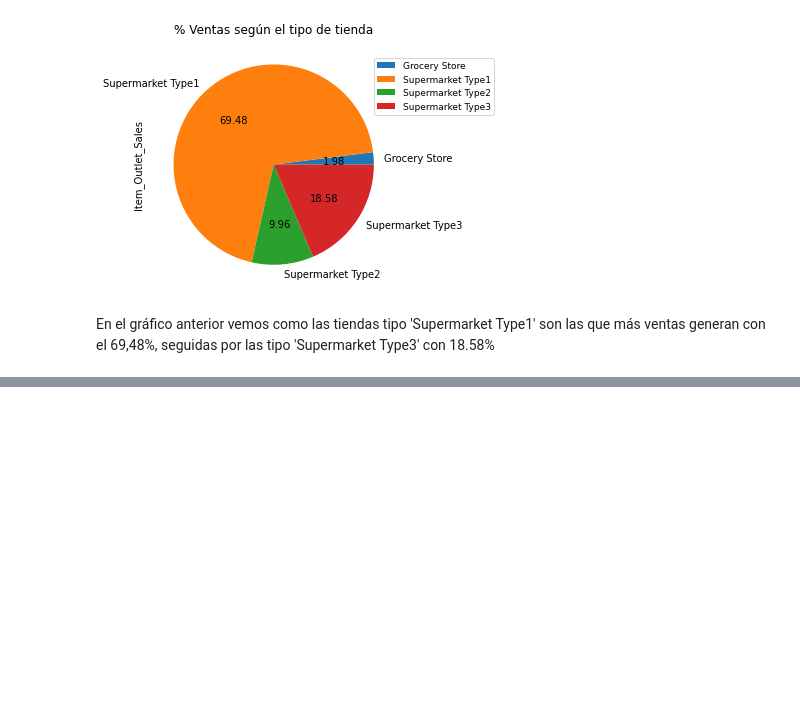
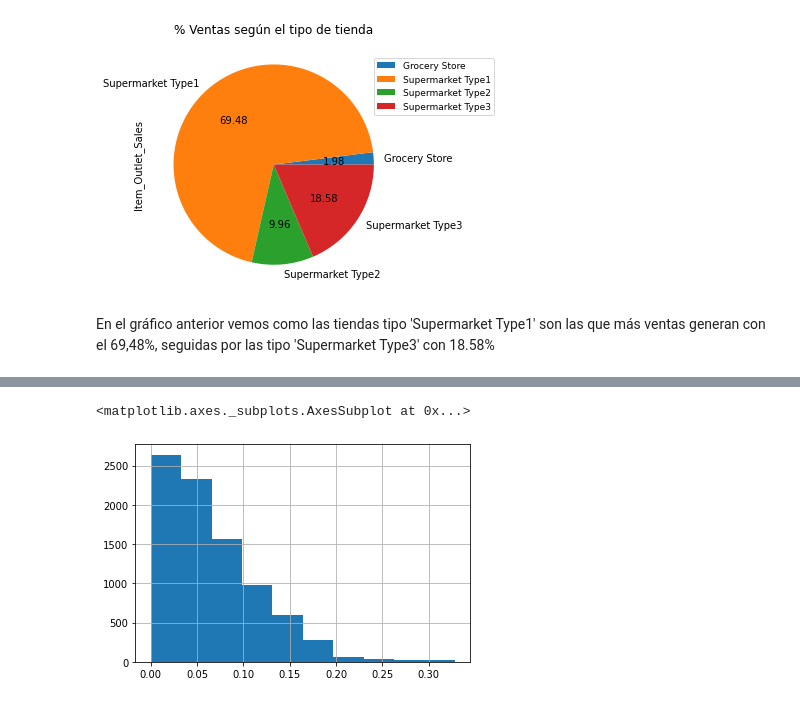
Before and after one commit to ejliendov/sales-prediccions, a Jupyter notebook: sales_predictions.ipynb, the cells around one changed output, grey strips where cells are left out. Saved outputs shown, nothing was run; the diff lists cells and outputs as text; code cells hidden in the pictures; blank space fills up the shorter version.

```diff
--- a/sales_predictions.ipynb
+++ b/sales_predictions.ipynb
@@ -219,0 +251,5 @@ En el gráfico anterior vemos como las tiendas tipo 'Supermarket Type1' son las
+# %%
+df['Item_Visibility'].hist()
+# %% [output]
+<matplotlib.axes._subplots.AxesSubplot at 0x...>
+[figure, added]
```
Also changed, not shown: parts of 6 cells of this notebook.
